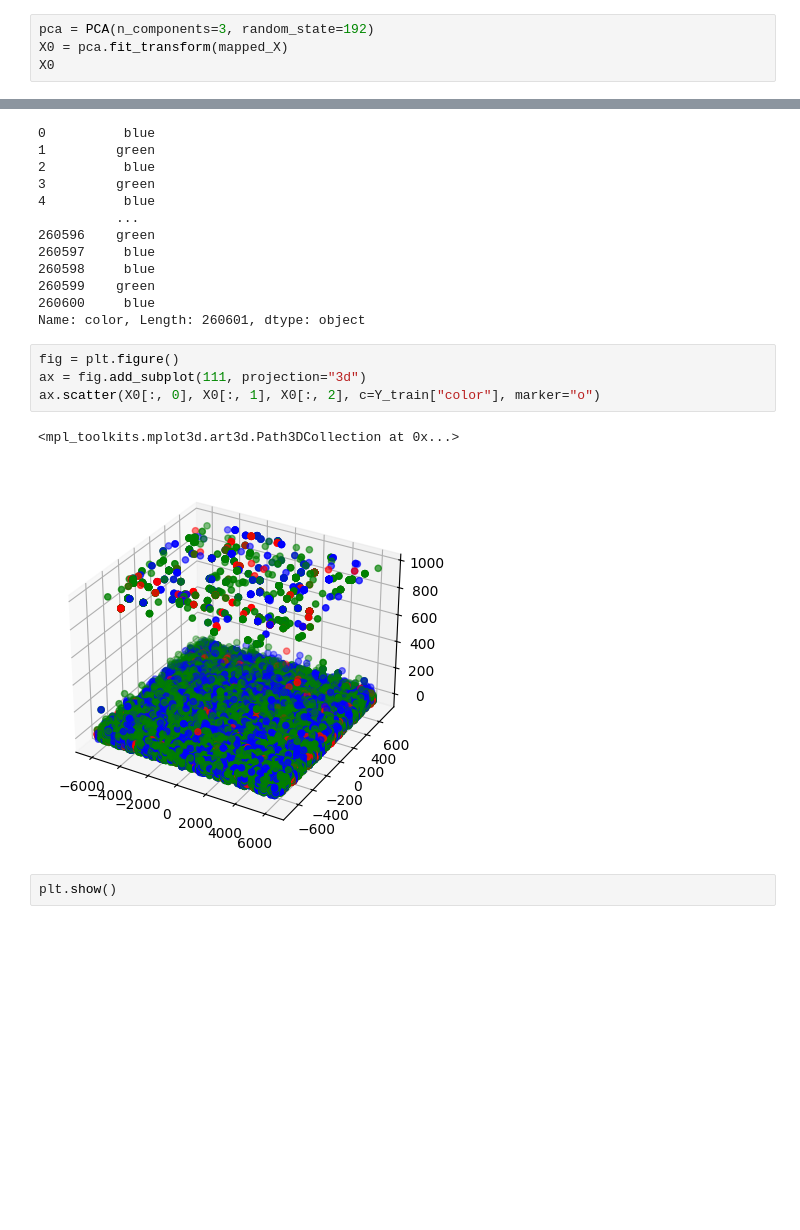
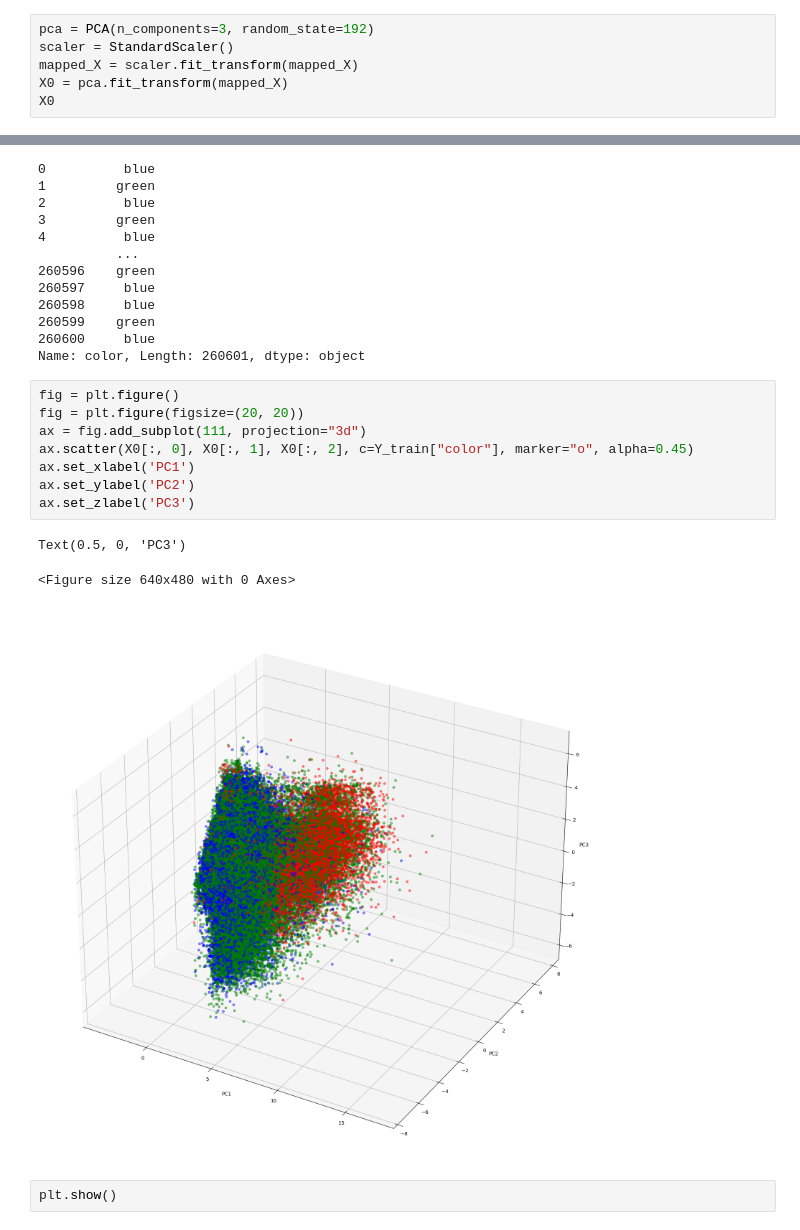
Before and after one commit to anbit192/earthquake, a Jupyter notebook: eathquake_visualize.ipynb, the cells around one changed output, grey strips where cells are left out. Cells and saved outputs as stored; diff of their text form; blank space fills up the shorter version.

Commit message:
scale data

```diff
--- a/eathquake_visualize.ipynb
+++ b/eathquake_visualize.ipynb
@@ -36,6 +37,8 @@ Y_train
 260601 rows × 3 columns
 # %%
 pca = PCA(n_components=3, random_state=192)
+scaler = StandardScaler()
+mapped_X = scaler.fit_transform(mapped_X)
 X0 = pca.fit_transform(mapped_X)
 X0
 # %% [output]
@@ -72,10 +75,15 @@ Y_train["color"]
 Name: color, Length: 260601, dtype: object
 # %%
 fig = plt.figure()
+fig = plt.figure(figsize=(20, 20))
 ax = fig.add_subplot(111, projection="3d")
-ax.scatter(X0[:, 0], X0[:, 1], X0[:, 2], c=Y_train["color"], marker="o")
+ax.scatter(X0[:, 0], X0[:, 1], X0[:, 2], c=Y_train["color"], marker="o", alpha=0.45)
+ax.set_xlabel('PC1')
+ax.set_ylabel('PC2')
+ax.set_zlabel('PC3')
 # %% [output]
-<mpl_toolkits.mplot3d.art3d.Path3DCollection at 0x...>
+Text(0.5, 0, 'PC3')
+<Figure size 640x480 with 0 Axes>
-[figure, old version]
+[figure, new version]
 # %%
 plt.show()
```
Also changed, not shown: parts of 2 cells of this notebook.
